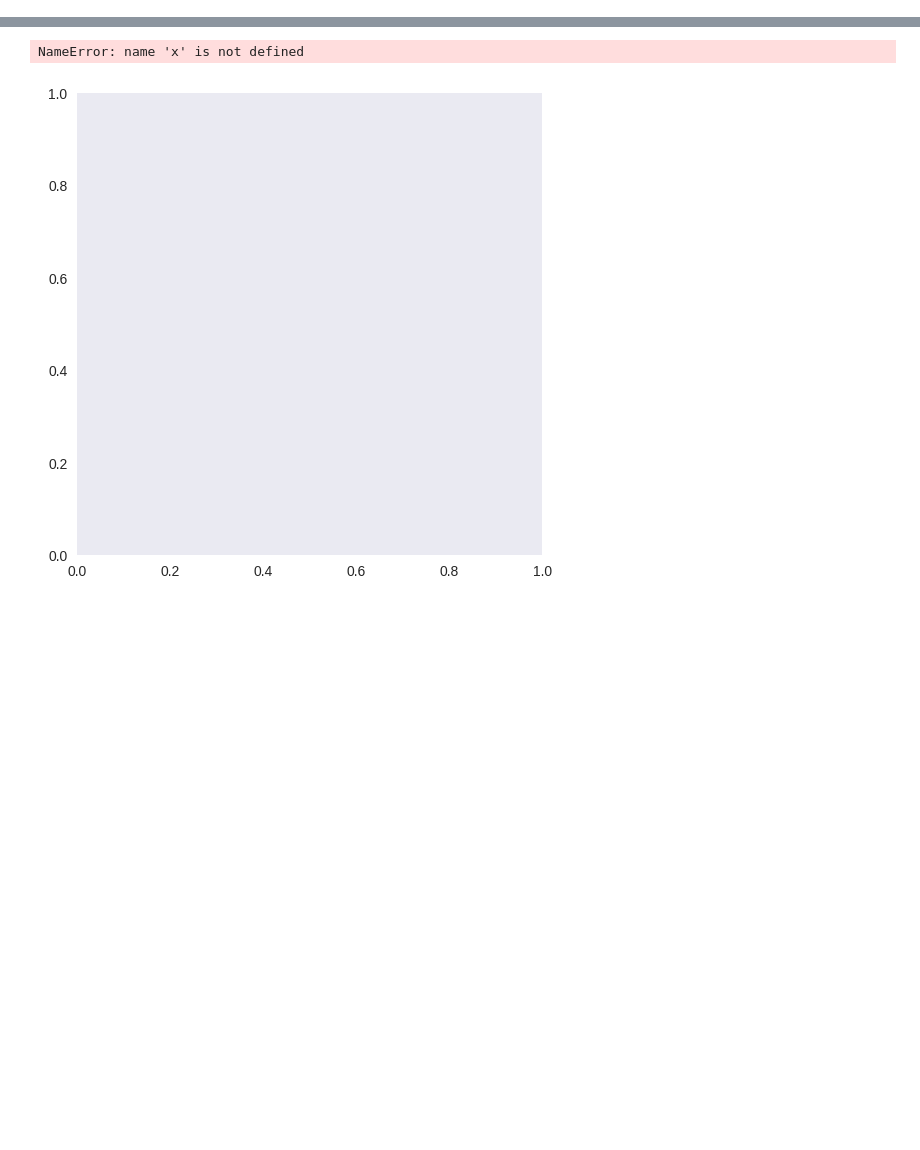
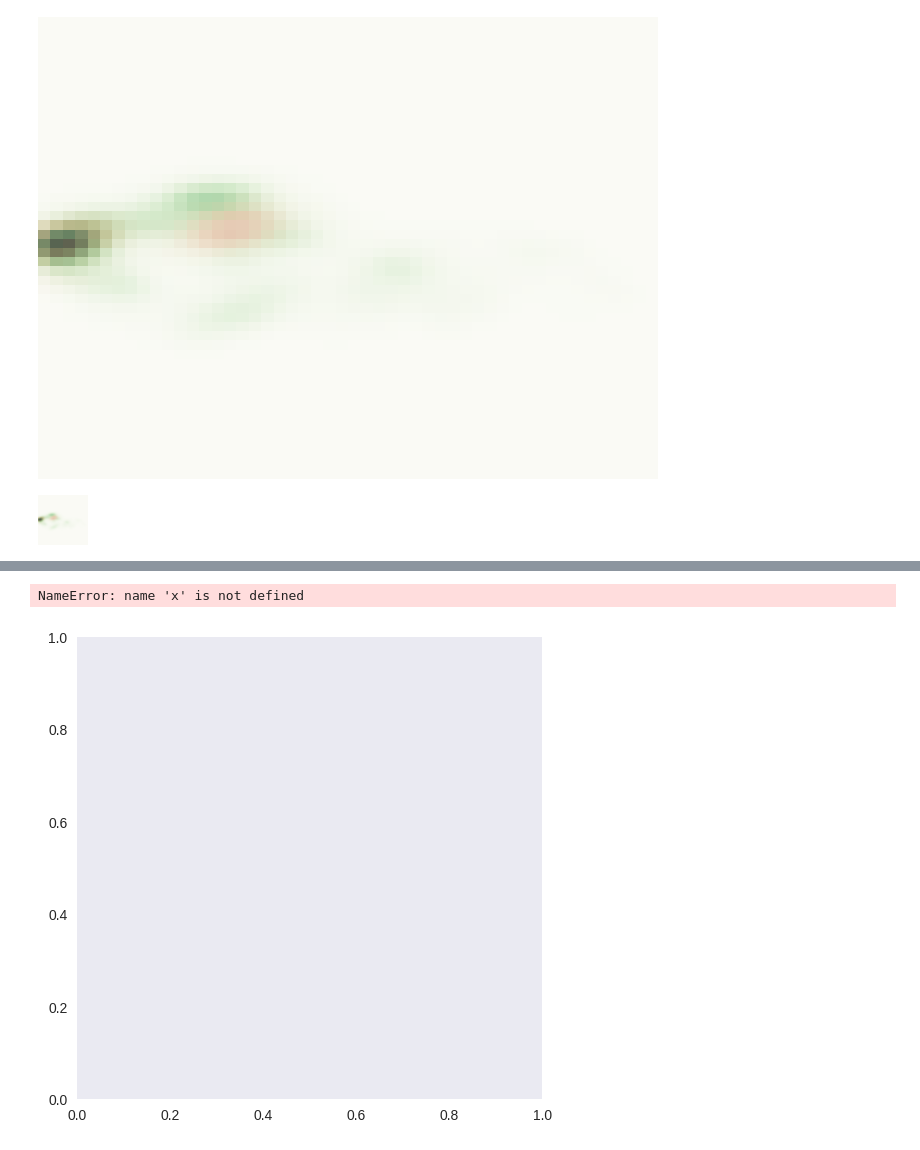
Before and after one commit to sjshamsi/Thesis, a Jupyter notebook: dmdt_Analysis/dmdt_by_Name_Band_hexbins.ipynb, the cells around one changed output, grey strips where cells are left out. Drawn from its saved outputs; the diff is of its cells as text; code cells hidden in the pictures; blank space fills up the shorter version.

```diff
--- a/dmdt_Analysis/dmdt_by_Name_Band_hexbins.ipynb
+++ b/dmdt_Analysis/dmdt_by_Name_Band_hexbins.ipynb
@@ -67,0 +144,9 @@ random_dm_g, random_dt_g = get_differenciation(random_g_mags, random_g_times)
+# %%
+image
+# %% [output]
+[figure, added]
+# %%
+resized_img = image.resize((50, 50))
+resized_img
+# %% [output]
+[figure, added]
```
Also changed, not shown: parts of 9 cells of this notebook, 3 other files.
